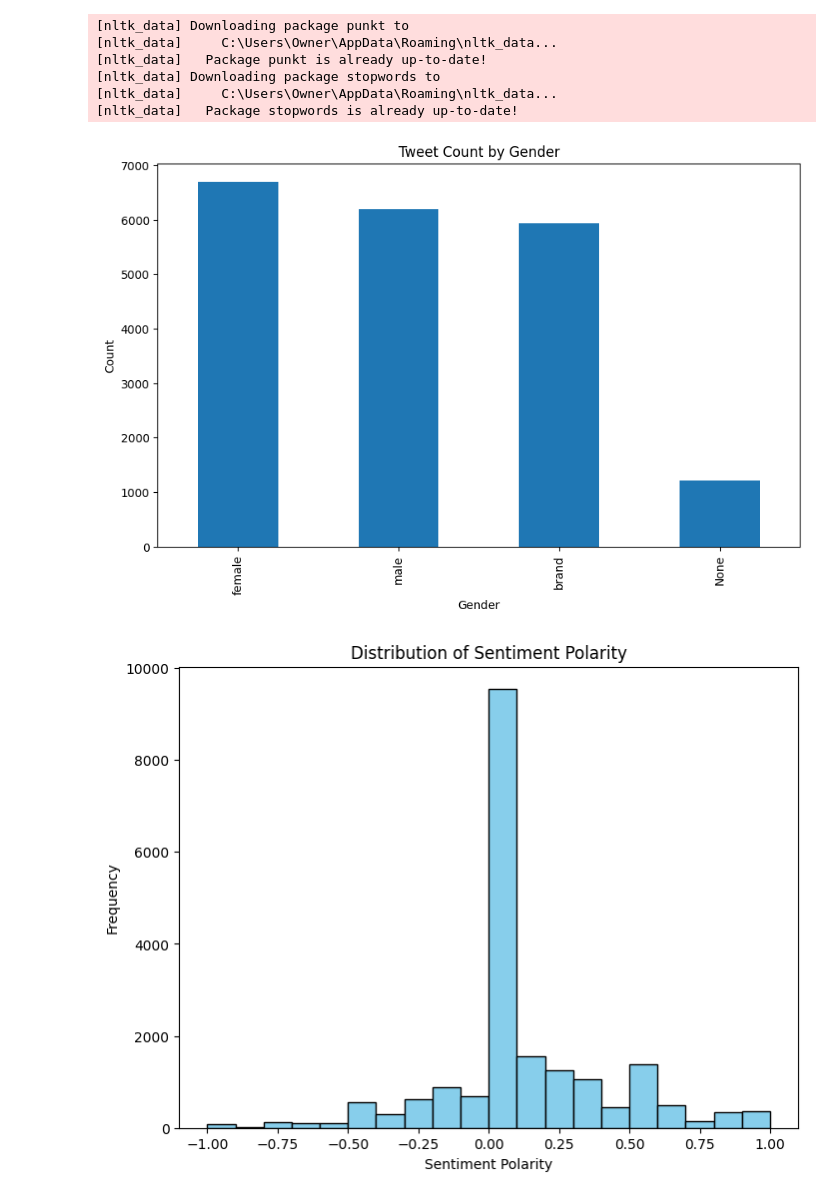
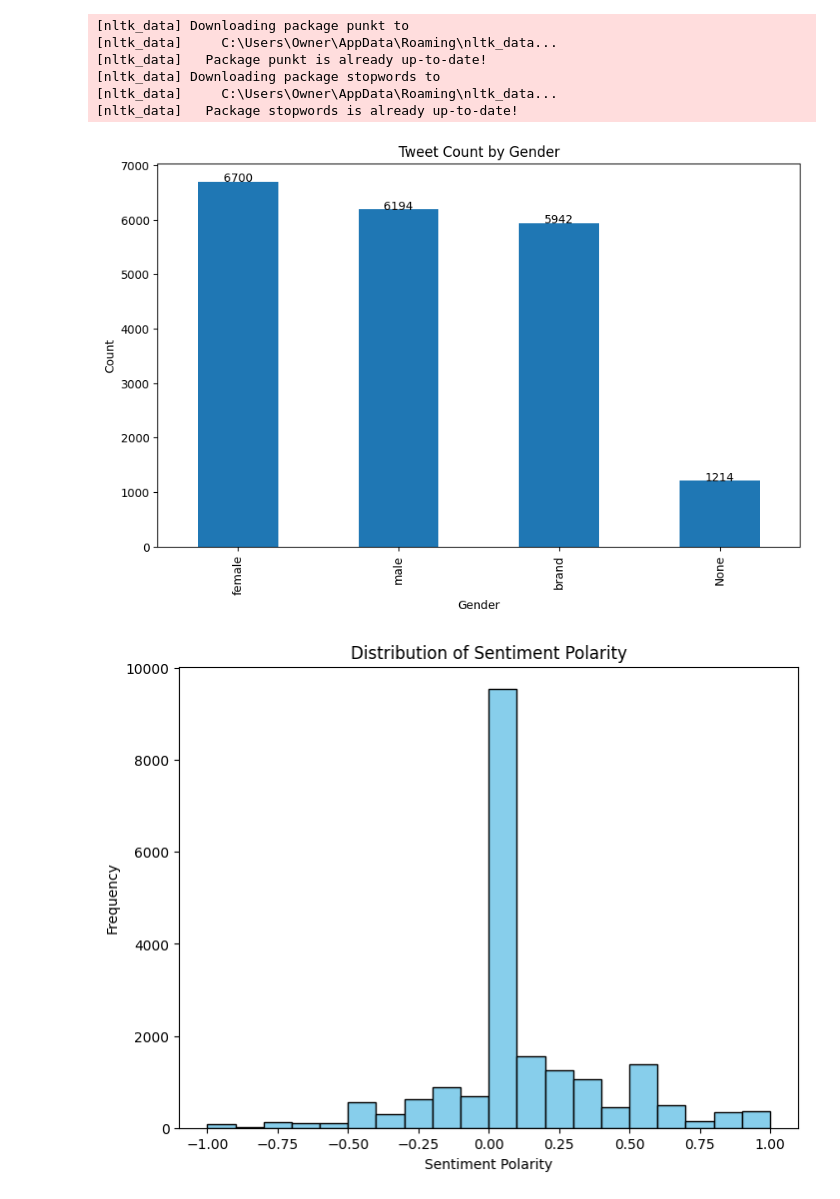
Before and after one commit to Amerb908/Social-Media-Trend-Analysis-System, a Jupyter notebook: SocialMediaTrendAnalysisSystem.ipynb, the cells around one changed output. Cells and saved outputs as stored; diff of their text form; code cells hidden in the pictures.

Commit message:
updated the tweet count by gender graph

```diff
--- a/SocialMediaTrendAnalysisSystem.ipynb
+++ b/SocialMediaTrendAnalysisSystem.ipynb
@@ -175,15 +175,21 @@ data['preprocessed_text'] = data['text'].apply(preprocess_text)
 # %%
 import matplotlib.pyplot as plt
 
 # Plotting tweet count by gender
 plt.figure(figsize=(10, 6))
-data['gender'].value_counts().plot(kind='bar')
+gender_counts = data['gender'].value_counts()
+gender_counts.plot(kind='bar')
 plt.title('Tweet Count by Gender')
 plt.xlabel('Gender')
 plt.ylabel('Count')
+
+# Adding the num of tweet per column label
+for i, count in enumerate(gender_counts):
+    plt.text(i, count + 0.1, str(count), ha='center')
+
 plt.show()
 # %% [output]
-[figure, old version]
+[figure, new version]
 # %%
 # Extracting hour of tweet creation
 data['tweet_created'] = pd.to_datetime(data['tweet_created'])       # Converting the column to datetime format
```
